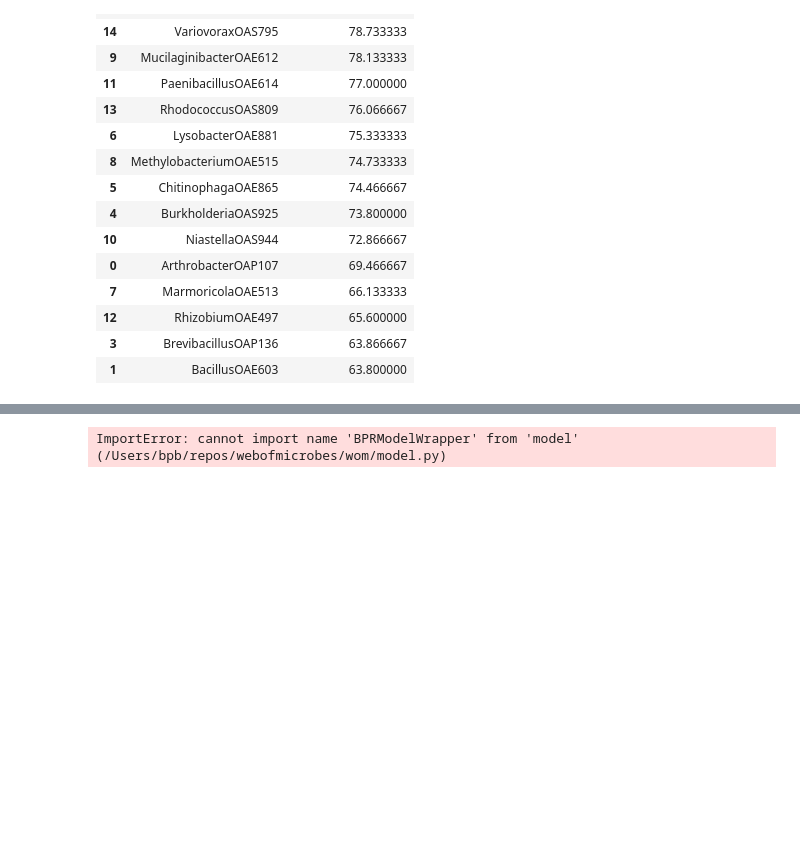
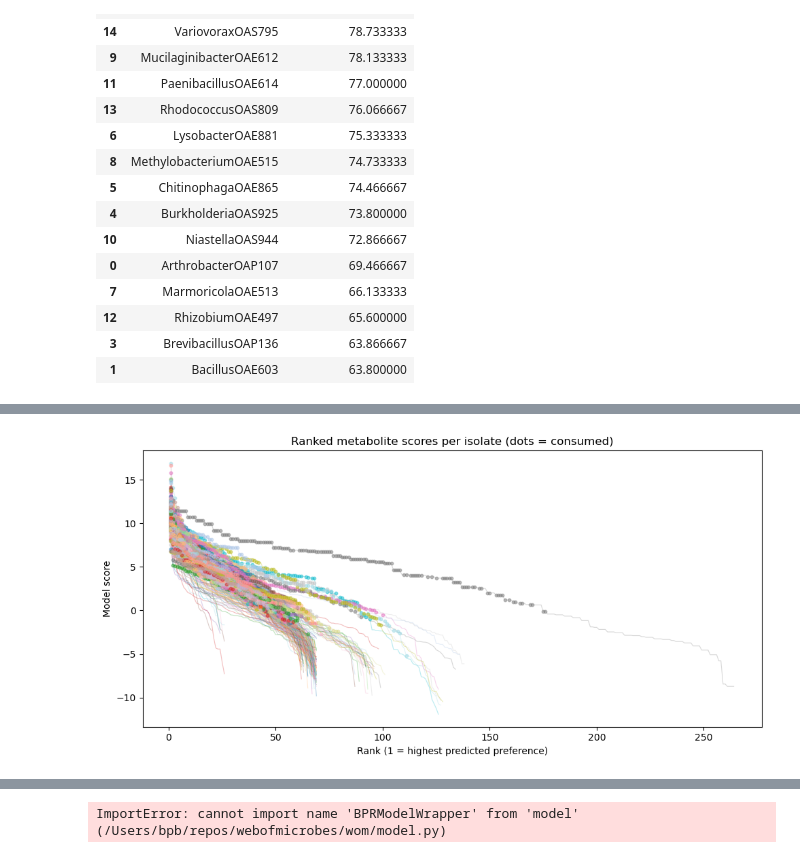
Before and after one commit to northenlab/webofmicrobes, a Jupyter notebook: wom/extrapolate_model.ipynb, the cells around one changed output, grey strips where cells are left out. Saved outputs shown, nothing was run; the diff lists cells and outputs as text; code cells hidden in the pictures; blank space fills up the shorter version.

```diff
--- a/wom/extrapolate_model.ipynb
+++ b/wom/extrapolate_model.ipynb
@@ -202,0 +273,29 @@ out.sort_values("mean_top_10_score", ascending=False)
+# %%
+import matplotlib.cm as cm
+
+fig, ax = plt.subplots(1, 1, figsize=(10, 5))
+
+organisms = [org for org, group in df.dropna(subset=['score']).groupby('organism_id')
+             if group['assertion'].nunique() > 1]
+colors = cm.tab20(np.linspace(0, 1, len(organisms)))
+np.random.shuffle(colors)
+
+for color, org in zip(colors, organisms):
+    group = df[df['organism_id'] == org].dropna(subset=['score']).sort_values('score', ascending=False)
+    group = group.reset_index(drop=True)
+    group['rank'] = np.arange(1, len(group) + 1)
+
+    consumed = group[group['assertion'] == 'consumed']
+    neutral = group[group['assertion'] == 'neutral']
+
+    ax.plot(group['rank'], group['score'], alpha=0.3, color=color, linewidth=0.8)
+    ax.scatter(consumed['rank'], consumed['score'], color=color, s=10, alpha=0.5, zorder=3)
+    # ax.scatter(neutral['rank'], neutral['score'], color=color, s=8, alpha=0.3,
+    #        marker='x', zorder=2, linewidths=0.5)
+ax.set_xlabel('Rank (1 = highest predicted preference)')
+ax.set_ylabel('Model score')
+ax.set_title('Ranked metabolite scores per isolate (dots = consumed)')
+plt.tight_layout()
+plt.show()
+# %% [output]
+[figure, added]
```
Also changed, not shown: parts of 7 cells of this notebook, 2 other files.
